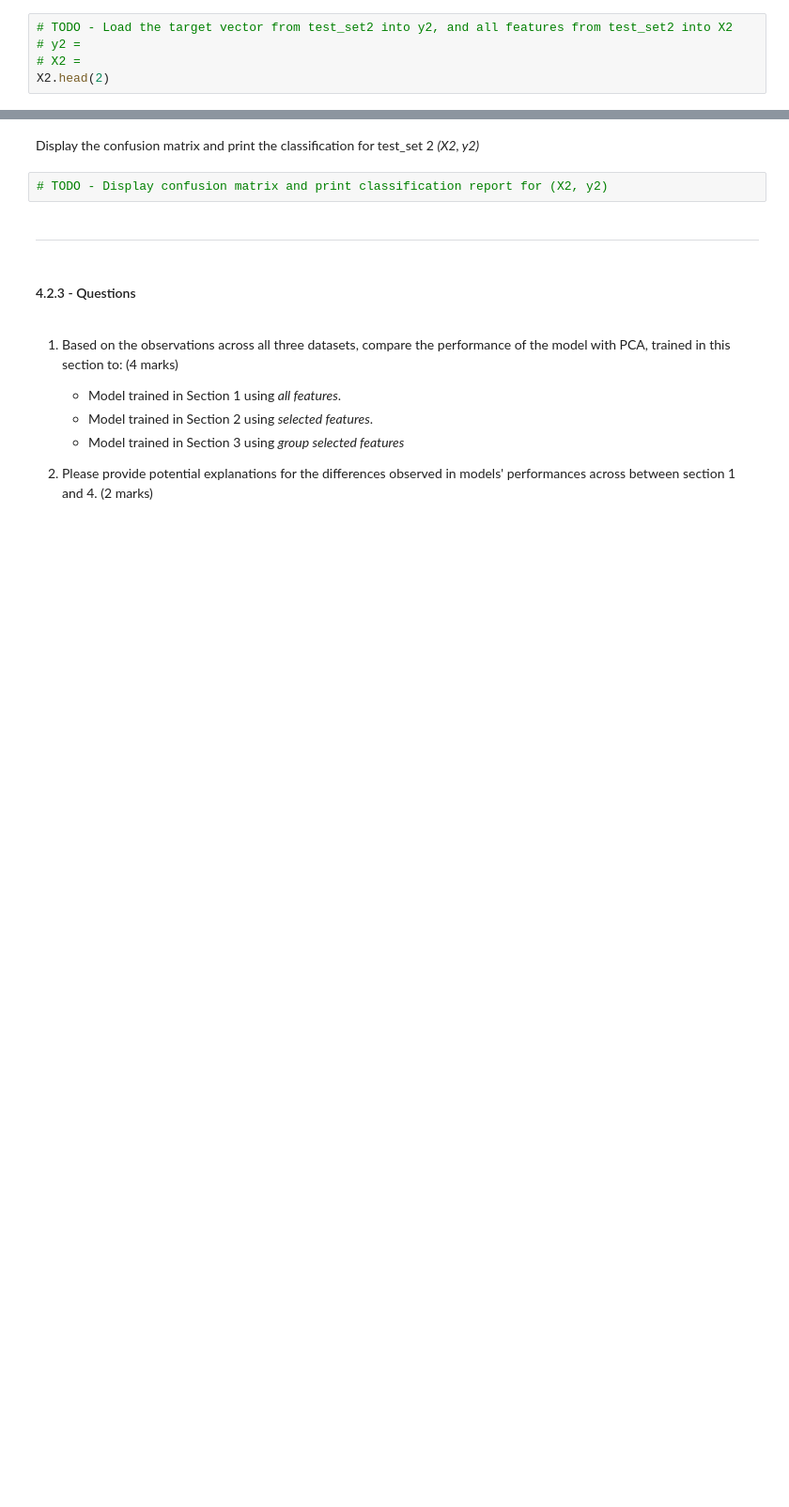
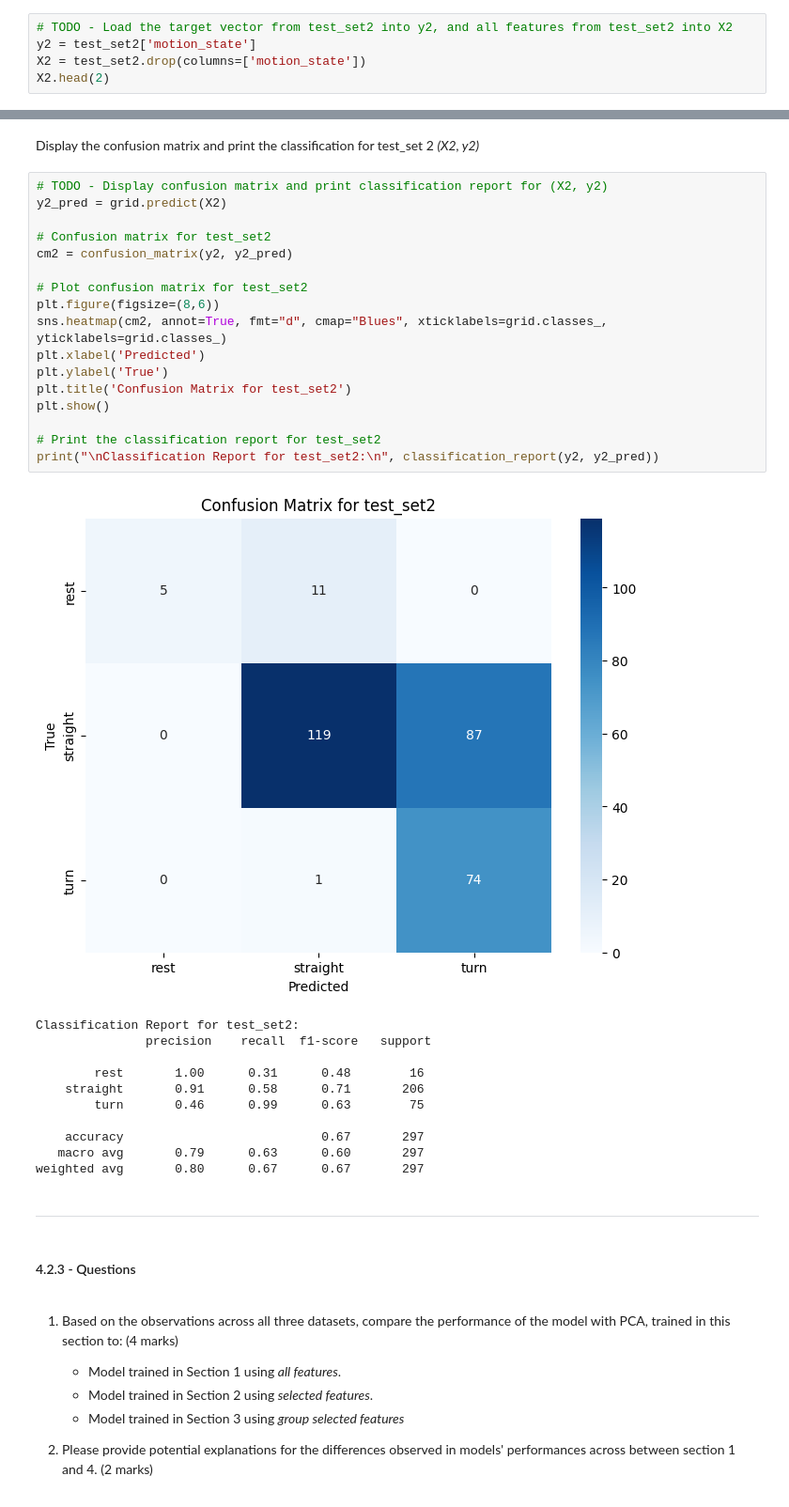
Before and after one commit to ParthoProtimDas715/engg680_2024_fall, a Jupyter notebook: Lab_Assignment4/Assignment 4.ipynb, the cells around one changed output, grey strips where cells are left out. Shown at 94% size. Cells and saved outputs as stored; diff of their text form; blank space fills up the shorter version.

```diff
--- a/Lab_Assignment4/Assignment 4.ipynb
+++ b/Lab_Assignment4/Assignment 4.ipynb
@@ -1045,5 +1143,5 @@ X1.head(2)
 # %%
 # TODO - Load the target vector from test_set2 into y2, and all features from test_set2 into X2
-# y2 =
-# X2 =
+y2 = test_set2['motion_state']
+X2 = test_set2.drop(columns=['motion_state'])
 X2.head(2)
@@ -1060,7 +1220,34 @@ ___
 # %% [markdown]
 Display the confusion matrix and print the classification for test_set 2 *(X2, y2)*
-# %%
-# TODO - Display confusion matrix and print classification report for (X2, y2)
+# %%
+# TODO - Display confusion matrix and print classification report for (X2, y2)
+y2_pred = grid.predict(X2)
+
+# Confusion matrix for test_set2
+cm2 = confusion_matrix(y2, y2_pred)
+
+# Plot confusion matrix for test_set2
+plt.figure(figsize=(8,6))
+sns.heatmap(cm2, annot=True, fmt="d", cmap="Blues", xticklabels=grid.classes_, yticklabels=grid.classes_)
+plt.xlabel('Predicted')
+plt.ylabel('True')
+plt.title('Confusion Matrix for test_set2')
+plt.show()
+
+# Print the classification report for test_set2
+print("\nClassification Report for test_set2:\n", classification_report(y2, y2_pred))
+# %% [output]
+[figure, added]
+Classification Report for test_set2:
+               precision    recall  f1-score   support
+
+        rest       1.00      0.31      0.48        16
+    straight       0.91      0.58      0.71       206
+        turn       0.46      0.99      0.63        75
+
+    accuracy                           0.67       297
+   macro avg       0.79      0.63      0.60       297
+weighted avg       0.80      0.67      0.67       297
 # %% [markdown]
 ___
 # %% [markdown]
```
Also changed, not shown: parts of 17 cells of this notebook.
